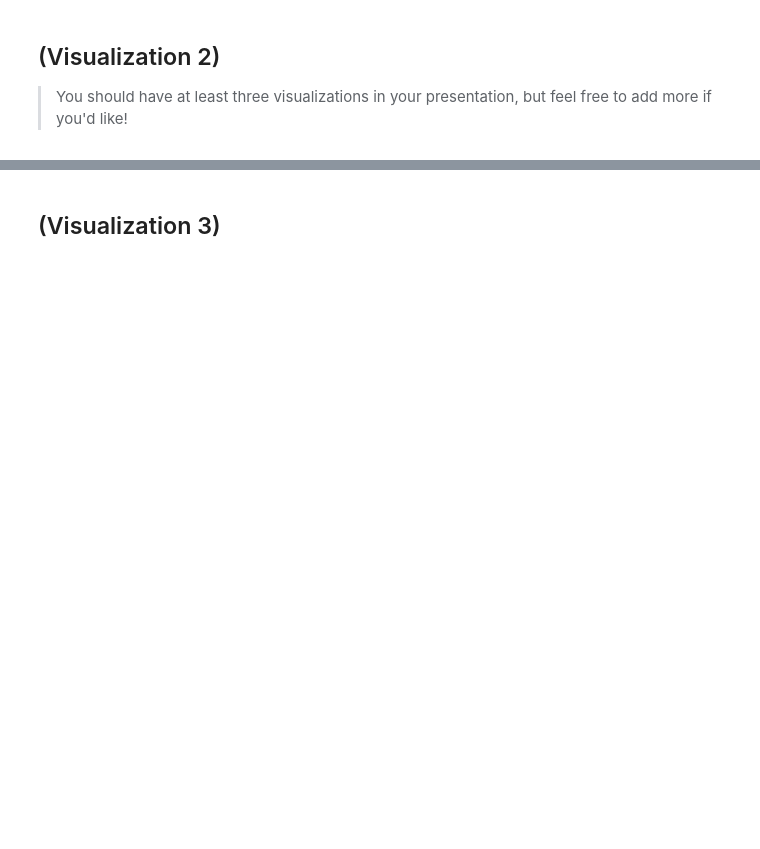
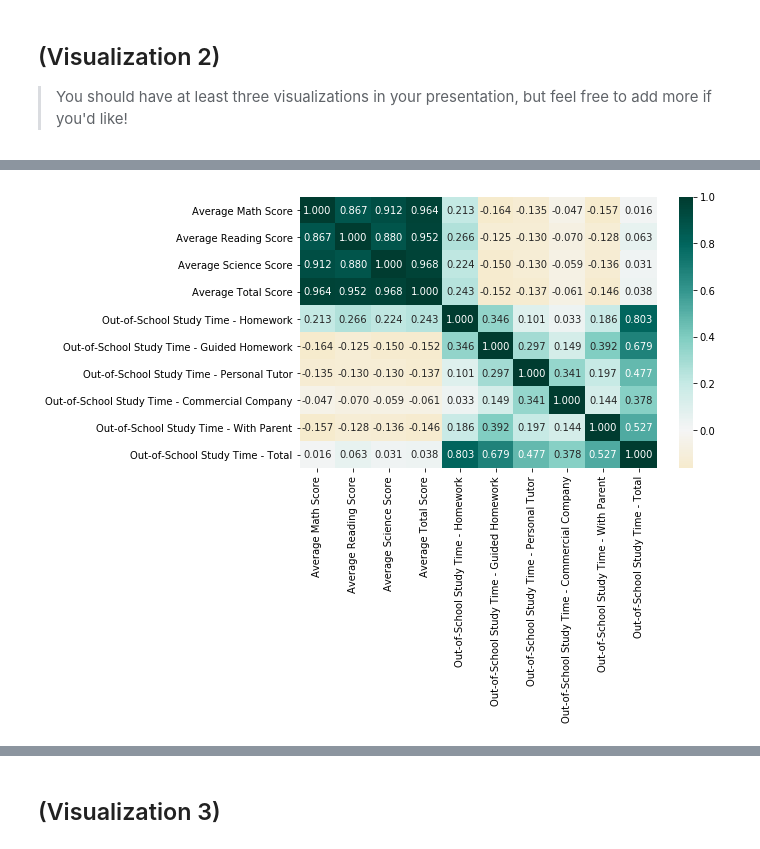
Before and after one commit to Dyke-F/Pisa-Data-Analysis, a Jupyter notebook: pisa_slide_deck.ipynb, the cells around one changed output, grey strips where cells are left out. Cells and saved outputs as stored; diff of their text form; code cells hidden in the pictures; blank space fills up the shorter version.

```diff
--- a/pisa_slide_deck.ipynb
+++ b/pisa_slide_deck.ipynb
@@ -38,0 +98,16 @@ but feel free to add more if you'd like!
+# %%
+score_study_vars = ['Average Math Score', 'Average Reading Score', 'Average Science Score',
+                'Average Total Score', 'Out-of-School Study Time - Homework',
+                      'Out-of-School Study Time - Guided Homework',
+                      'Out-of-School Study Time - Personal Tutor',
+                      'Out-of-School Study Time - Commercial Company',
+                      'Out-of-School Study Time - With Parent',
+                      'Out-of-School Study Time - Total']
+
+# correlation plot
+plt.figure(figsize = [8, 5])
+sb.heatmap(pisa[score_study_vars].corr(), annot = True, fmt = '.3f',
+           cmap = 'BrBG', center = 0)
+plt.show()
+# %% [output]
+[figure, added]
```
Also changed, not shown: parts of 9 cells of this notebook.
